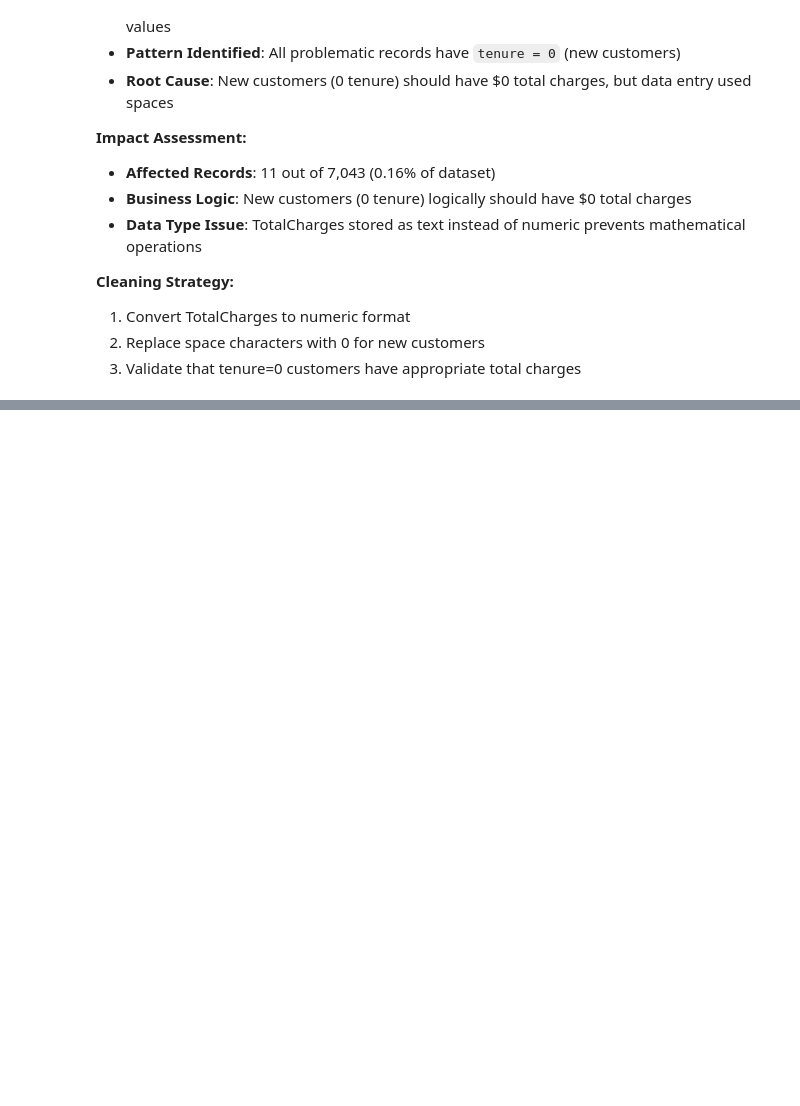
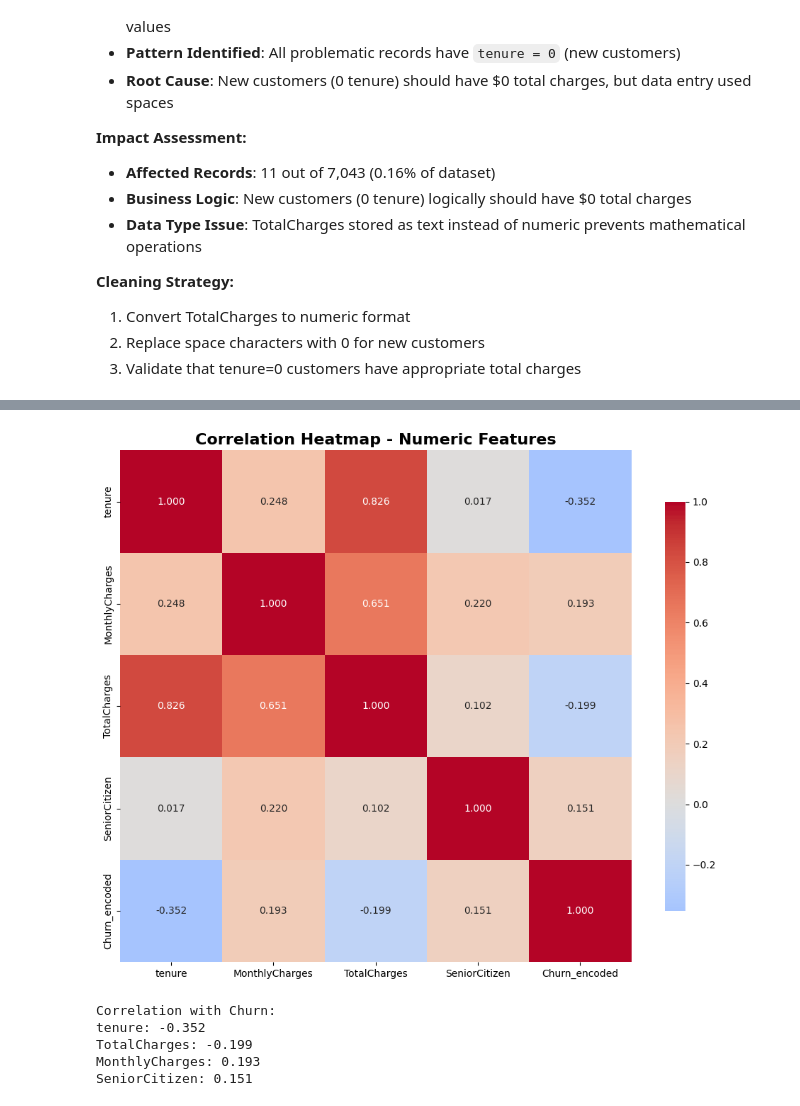
Before and after one commit to TumainiC/Churn_Prediction, a Jupyter notebook: churn_eda.ipynb, the cells around one changed output, grey strips where cells are left out. Saved outputs shown, nothing was run; the diff lists cells and outputs as text; code cells hidden in the pictures; blank space fills up the shorter version.

```diff
--- a/churn_eda.ipynb
+++ b/churn_eda.ipynb
@@ -162,0 +316,28 @@ if len(non_numeric_total_charges) > 0:
+# %%
+# Correlation heatmap
+# Create a subset with numeric columns and encoded target
+df_numeric = df_clean[['tenure', 'MonthlyCharges', 'TotalCharges', 'SeniorCitizen']].copy()
+df_numeric['Churn_encoded'] = (df_clean['Churn'] == 'Yes').astype(int)
+
+# Calculate correlation matrix
+correlation_matrix = df_numeric.corr()
+
+# Create heatmap
+plt.figure(figsize=(10, 8))
+sns.heatmap(correlation_matrix, annot=True, cmap='coolwarm', center=0,
+            square=True, fmt='.3f', cbar_kws={'shrink': 0.8})
+plt.title('Correlation Heatmap - Numeric Features', fontsize=16, fontweight='bold')
+plt.tight_layout()
+plt.show()
+
+print("Correlation with Churn:")
+churn_corr = correlation_matrix['Churn_encoded'].drop('Churn_encoded').sort_values(key=abs, ascending=False)
+for feature, corr in churn_corr.items():
+    print(f"{feature}: {corr:.3f}")
+# %% [output]
+[figure, added]
+Correlation with Churn:
+tenure: -0.352
+TotalCharges: -0.199
+MonthlyCharges: 0.193
+SeniorCitizen: 0.151
```
Also changed, not shown: parts of 9 cells of this notebook.
